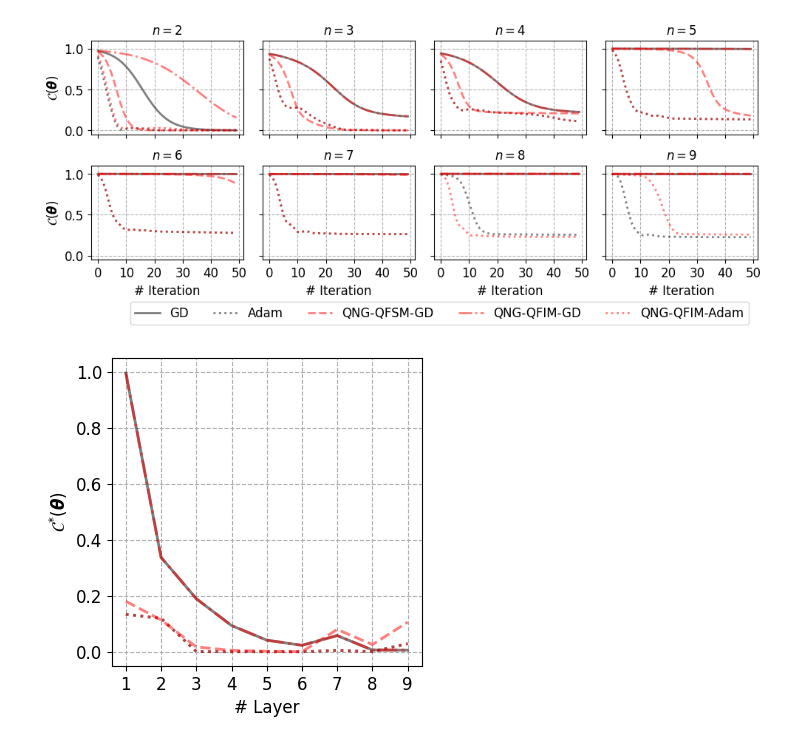
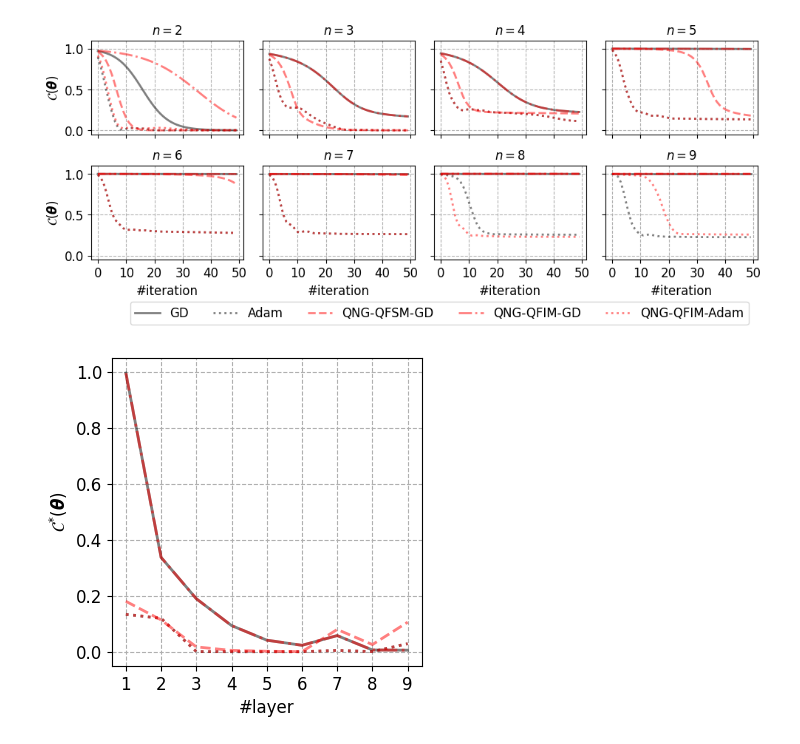
Before and after one commit to NAIST-Archlab/QNG-Benchmark, a Jupyter notebook: plot/plot_loss.ipynb, the cells around one changed output. Saved outputs shown, nothing was run; the diff lists cells and outputs as text; code cells hidden in the pictures.

Commit message:
Update figure

```diff
--- a/plot/plot_loss.ipynb
+++ b/plot/plot_loss.ipynb
@@ -19,7 +19,7 @@ for num_qubit in range(2,10):
     if row == 0:
         axs[row, col].set_xticklabels([])
     if row == 1:
-        axs[row, col].set_xlabel("# Iteration", fontsize = 12)
+        axs[row, col].set_xlabel("#iteration", fontsize = 12)
     if col == 0:
         axs[row, col].set_ylabel(r"$\mathcal{C} (\boldsymbol{\theta})$", fontsize = 12)
     else:
@@ -35,21 +35,21 @@ plt.savefig("../data/images/loss_basic_1.svg", bbox_inches='tight')
 # %%
 fig, axs = plt.subplots(nrows = 1, ncols = 1, figsize=(4, 4))
 losss = np.zeros((5, 9))
 for num_layer in range(1, 10):
     loss = np.loadtxt(f"../data/loss/loss_5qubit_{num_layer}layer_g2gn.txt")
     for i in range(len(labels)):
         losss[i][num_layer-1] = loss[i][-1]
 
 for i, optimizer in enumerate(labels):
     axs.plot(list(range(1,10)), losss[i][:], linewidth = 2, color = colors[i], linestyle = line_styles[i], label = labels[i], alpha = 0.5)
 
     axs.set_xticks(list(range(1, 10)))
     axs.tick_params(axis='x', labelsize=12)
     axs.tick_params(axis='y', labelsize=12)
-    axs.set_xlabel("# Layer", fontsize = 12)
+    axs.set_xlabel("#layer", fontsize = 12)
     axs.set_ylabel(r"$\mathcal{C}^{*}(\boldsymbol{\theta})$", fontsize = 12)
     axs.set_ylim(-0.05, 1.05)
     axs.grid(linestyle = '--')
 plt.savefig("../data/images/loss_basic_2.svg", bbox_inches='tight')
 # %% [output]
-[figure, old version]
+[figure, new version]
```
Also changed, not shown: 14 other files.
